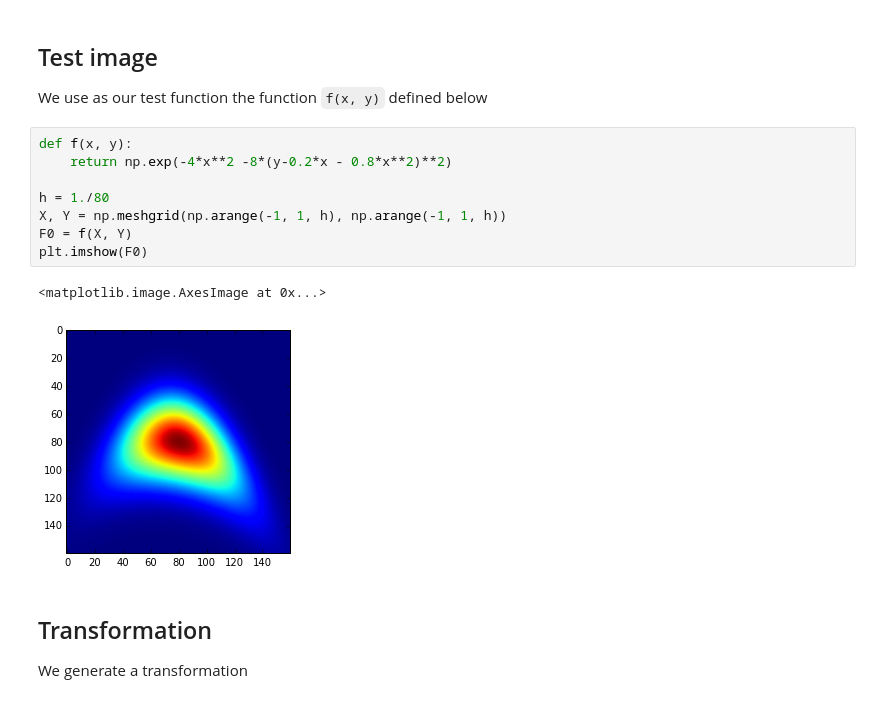
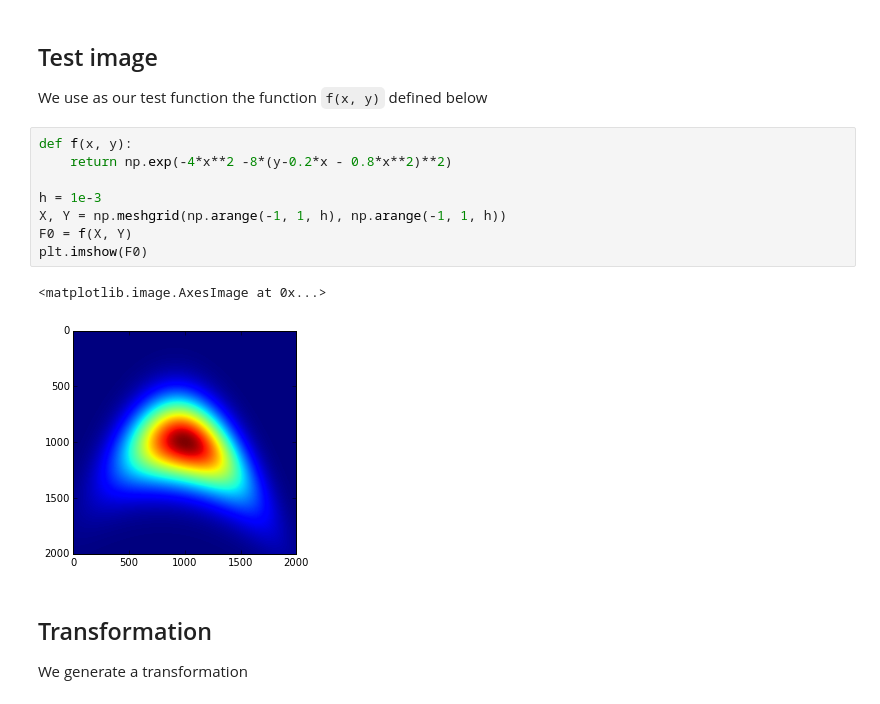
Before and after one commit to rgbrown/invariants, a Jupyter notebook: Mobius Invar Sigs.ipynb, the cells around one changed output. Saved outputs shown, nothing was run; the diff lists cells and outputs as text.

```diff
--- a/Mobius Invar Sigs.ipynb
+++ b/Mobius Invar Sigs.ipynb
@@ -39,14 +49,14 @@ We use as our test function the function `f(x, y)` defined below
 # %%
 def f(x, y):
     return np.exp(-4*x**2 -8*(y-0.2*x - 0.8*x**2)**2)
 
-h = 1./80
+h = 1e-3
 X, Y = np.meshgrid(np.arange(-1, 1, h), np.arange(-1, 1, h))
 F0 = f(X, Y)
 plt.imshow(F0)
 # %% [output]
 <matplotlib.image.AxesImage at 0x...>
-[figure, old version]
+[figure, new version]
 # %% [markdown]
 ## Transformation
 We generate a transformation
```
Also changed, not shown: parts of 5 cells of this notebook.
